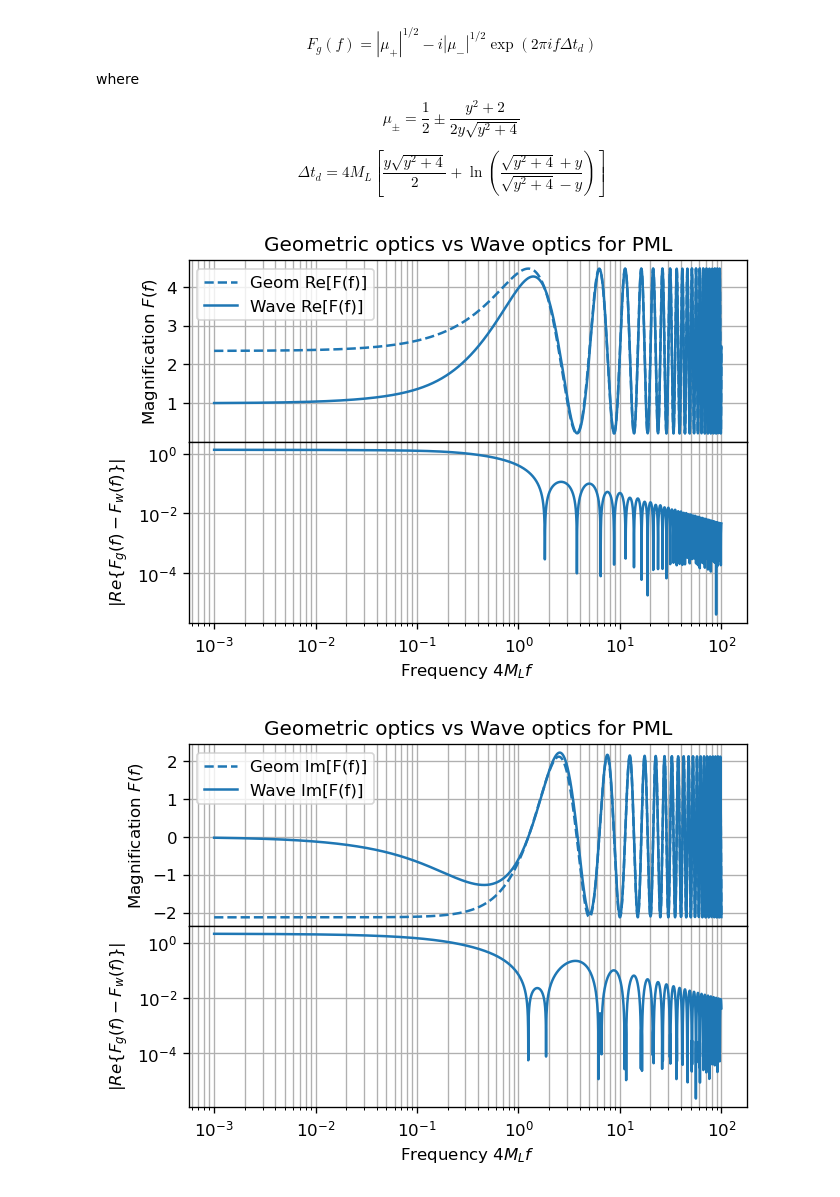
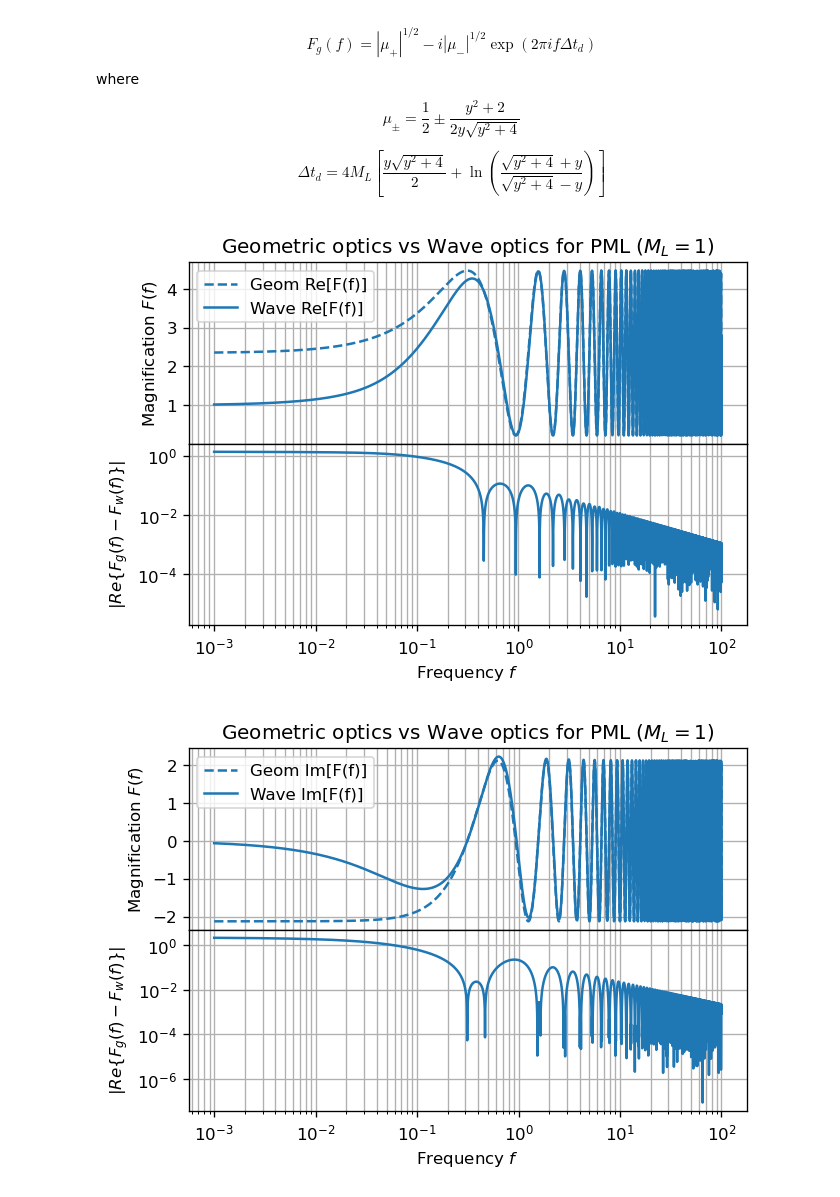
Before and after one commit to timothy-ymchan/gw-caustic-crossing, a Jupyter notebook: Microlensing/microlensing-waveform.ipynb, the cells around one changed output. Cells and saved outputs as stored; diff of their text form; code cells hidden in the pictures.

```diff
--- a/Microlensing/microlensing-waveform.ipynb
+++ b/Microlensing/microlensing-waveform.ipynb
@@ -16,8 +16,8 @@ exp = np.vectorize(mp.exp)
 pi = np.pi
 ln = np.vectorize(mp.log)
 # %%
-def w(f):
-    return 2*np.pi*f
+def w(f,Ml):
+    return 8*np.pi*Ml*f
 # %%
 def xm(y):
     return 0.5*(y+np.sqrt(y**2+4))
@@ -25,8 +25,8 @@ def xm(y):
 def phim(y):
     return (xm(y)-y)**2/2 - np.log(xm(y))
 # %%
-def F(f,y):
-    W = w(f)
+def F(f,y,Ml):
+    W = w(f,Ml)
     Phim = phim(y)
     return exp(pi*W/4+(1j*W/2)*(ln(W/2)-2*Phim))*gamma(1-0.5j*W)*hyp1f1(0.5j*W,1,0.5j*W*y*y)
 # %%
@@ -99,54 +99,54 @@ $$
 \Delta t_d = 4M_L\left[\frac{y\sqrt{y^2+4}}{2} + \ln\left(\frac{\sqrt{y^2 +4}+y}{\sqrt{y^2 +4}-y}\right)\right]
 $$
 # %%
-def Fg(f,y):
+def Fg(f,y,Ml):
     k = np.sqrt(y*y+4)
     mu_p = 0.5 + 0.5*(y*y+2)/(y*k)
     mu_m = 0.5 - 0.5*(y*y+2)/(y*k)
-    Delta_td = 0.5*y*k + np.log((k+y)/(k-y))
+    Delta_td = 4*Ml*(0.5*y*k + np.log((k+y)/(k-y)))
     return np.sqrt(np.abs(mu_p)) - 1j*np.sqrt(np.abs(mu_m))*np.exp(2*np.pi*1j*Delta_td*f)
 # %%
 #Fg(f,0.1)
 # %%
 # Plotting the real and imaginary part of the plot abovev for y = 0.1 and using f instead of w
 fig, axs = plt.subplots(dpi=120,nrows=2,sharex=True)
 y = 0.1
 f = np.geomspace(0.001,100,10000)
-magn_g = Fg(f,y).astype(complex)
-magn_w = F(f,y).astype(complex)
+magn_g = Fg(f,y,1).astype(complex)
+magn_w = F(f,y,1).astype(complex)
 axs[0].plot(f,magn_g.real,label='Geom Re[F(f)]',color='tab:blue',ls='--')
 axs[0].plot(f,magn_w.real,label='Wave Re[F(f)]',color='tab:blue')
 #ax.plot(f,magn_g.imag,label='Im[F(f)]')
 axs[0].set_xscale('log')
 #ax.set_yscale('log')
 axs[0].grid(which='major')
 axs[0].grid(which='minor')
 #ax.set_ylim(0.1,10)
 axs[0].legend()
 
 axs[1].plot(f,np.abs(magn_g.real-magn_w.real))
 axs[1].set_yscale('log')
 axs[1].grid(which='minor')
 axs[1].grid(which='major')
 
 
 #fig.set_xlabel('F')
 #ax.set_aspect(2.3)
-axs[1].set_xlabel(r'Frequency $4M_L f$')
+axs[1].set_xlabel(r'Frequency $f$')
 axs[0].set_ylabel(r'Magnification $F(f)$')
 axs[1].set_ylabel(r'$|Re\{F_g(f)-F_w(f)\}|$')
-axs[0].set_title('Geometric optics vs Wave optics for PML')
+axs[0].set_title('Geometric optics vs Wave optics for PML ($M_L=1$)')
 #ax.set_title('Wave optics magnification for $y=0.1$')
 fig.subplots_adjust(hspace=0)
 # %% [output]
-[figure, old version]
+[figure, new version]
 # %%
 # Plotting the real and imaginary part of the plot abovev for y = 0.1 and using f instead of w
 fig, axs = plt.subplots(dpi=120,nrows=2,sharex=True)
 y = 0.1
 f = np.geomspace(0.001,100,10000)
-magn_g = Fg(f,y).astype(complex)
-magn_w = F(f,y).astype(complex)
+magn_g = Fg(f,y,1).astype(complex)
+magn_w = F(f,y,1).astype(complex)
 axs[0].plot(f,magn_g.imag,label='Geom Im[F(f)]',color='tab:blue',ls='--')
 axs[0].plot(f,magn_w.imag,label='Wave Im[F(f)]',color='tab:blue')
 #ax.plot(f,magn_g.imag,label='Im[F(f)]')
@@ -165,11 +165,11 @@ axs[1].grid(which='major')
 
 #fig.set_xlabel('F')
 #ax.set_aspect(2.3)
-axs[1].set_xlabel(r'Frequency $4M_L f$')
+axs[1].set_xlabel(r'Frequency $f$')
 axs[0].set_ylabel(r'Magnification $F(f)$')
 axs[1].set_ylabel(r'$|Re\{F_g(f)-F_w(f)\}|$')
-axs[0].set_title('Geometric optics vs Wave optics for PML')
+axs[0].set_title('Geometric optics vs Wave optics for PML ($M_L=1$)')
 #ax.set_title('Wave optics magnification for $y=0.1$')
 fig.subplots_adjust(hspace=0)
 # %% [output]
-[figure, old version]
+[figure, new version]
```
Also changed, not shown: parts of 1 cell of this notebook.
